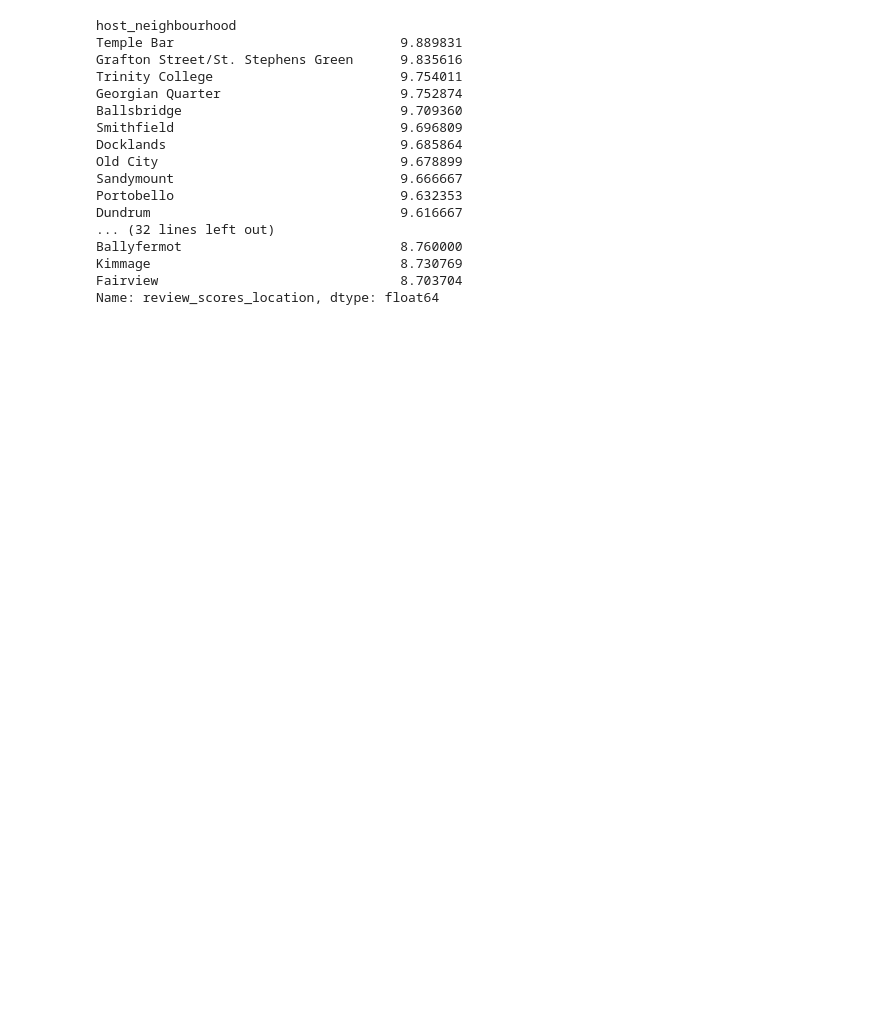
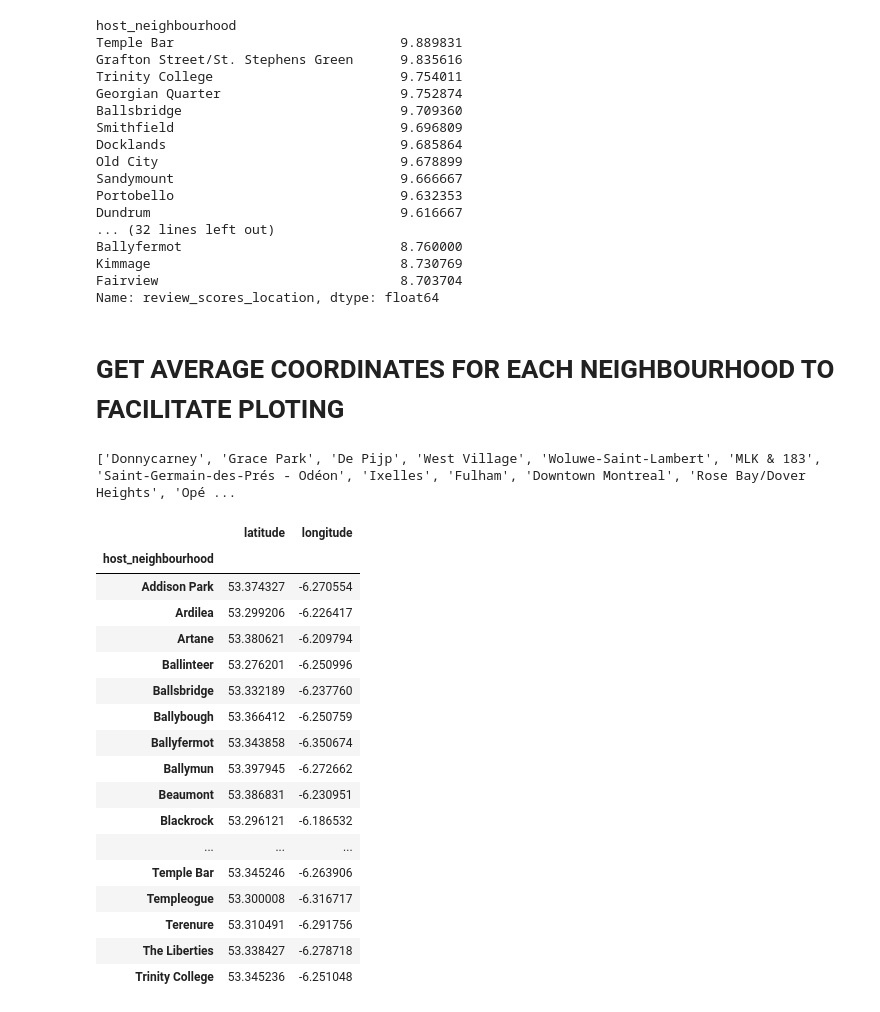
Before and after one commit to FergusOBoyle/exploring-airbnb-dublin-data, a Jupyter notebook: Airbnb.ipynb, the cells around one changed output. Saved outputs shown, nothing was run; the diff lists cells and outputs as text; code cells hidden in the pictures; blank space fills up the shorter version.

Commit message:
Added cordinate calculator for neighbourhoods plus other changes

```diff
--- a/Airbnb.ipynb
+++ b/Airbnb.ipynb
@@ -266,3 +233,50 @@ Ballyfermot                            8.760000
 Kimmage                                8.730769
 Fairview                               8.703704
 Name: review_scores_location, dtype: float64
+# %% [markdown]
+# GET AVERAGE COORDINATES FOR EACH NEIGHBOURHOOD TO FACILITATE PLOTING
+# %%
+#create a copy of the data_extended data.
+data_coord = data_extended.copy()
+# %%
+#1. Remove rows that have NaN for neighbourhood and coordinates
+data_coord.dropna(subset=['host_neighbourhood', 'latitude', 'longitude'], inplace=True)
+# %%
+#Get rid of neighbourhoods that dont have enough samples
+
+#The min number of times the neighbourhood needs to feature in the list to be considered for comparision
+min_freq = 5
+
+ignore_these_areas = get_list_of_infrequent_values(data_coord, 'host_neighbourhood' , min_freq)
+print(ignore_these_areas)
+
+#get rid of the datapoints that are in the neigbourhoods to be ignored
+data_coord_clean = data_coord[~data_coord['host_neighbourhood'].isin(ignore_these_areas)].copy()
+
+#Remove a couple of specific neighbourhoods (ones that should not be included in the Dublin data)
+data_coord_clean = data_coord_clean[~(data_coord_clean['host_neighbourhood'].isin(['Terézváros - District VI.', 'Isle of Dogs']))]
+# %% [output]
+['Donnycarney', 'Grace Park', 'De Pijp', 'West Village', 'Woluwe-Saint-Lambert', 'MLK & 183', 'Saint-Germain-des-Prés - Odéon', 'Ixelles', 'Fulham', 'Downtown Montreal', 'Rose Bay/Dover Heights', 'Opé ...
+# %%
+coord_groups = data_coord_clean[['latitude', 'longitude']].groupby(data_coord_clean['host_neighbourhood'])
+# %%
+coord_groups.mean()
+# %% [output]
+|  | latitude | longitude |
+| host_neighbourhood |  |  |
+| Addison Park | 53.374327 | -6.270554 |
+| Ardilea | 53.299206 | -6.226417 |
+| Artane | 53.380621 | -6.209794 |
+| Ballinteer | 53.276201 | -6.250996 |
+| Ballsbridge | 53.332189 | -6.237760 |
+| Ballybough | 53.366412 | -6.250759 |
+| Ballyfermot | 53.343858 | -6.350674 |
+| Ballymun | 53.397945 | -6.272662 |
+| Beaumont | 53.386831 | -6.230951 |
+| Blackrock | 53.296121 | -6.186532 |
+| ... | ... | ... |
+| Temple Bar | 53.345246 | -6.263906 |
+| Templeogue | 53.300008 | -6.316717 |
+| Terenure | 53.310491 | -6.291756 |
+| The Liberties | 53.338427 | -6.278718 |
+| Trinity College | 53.345236 | -6.251048 |
```
Also changed, not shown: parts of 14 cells of this notebook.
